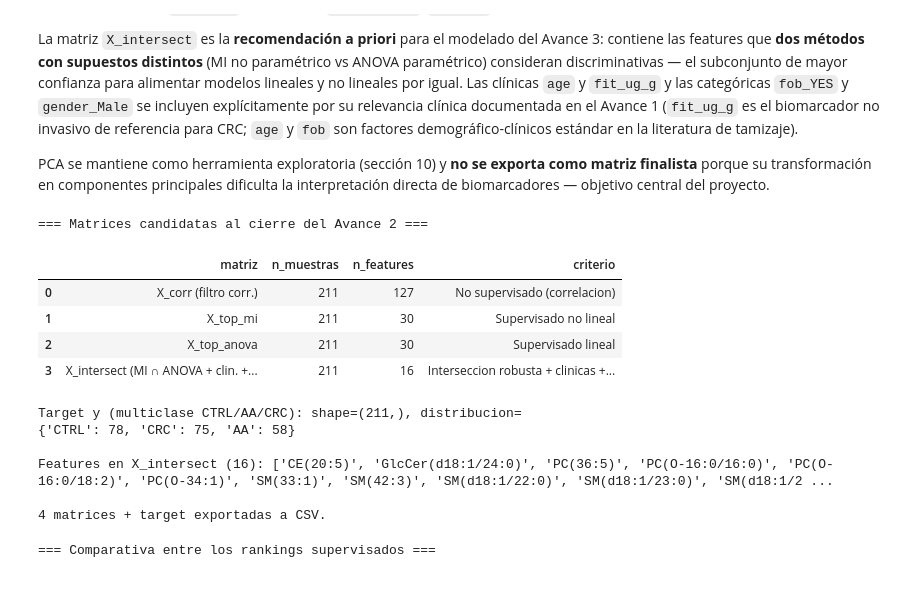
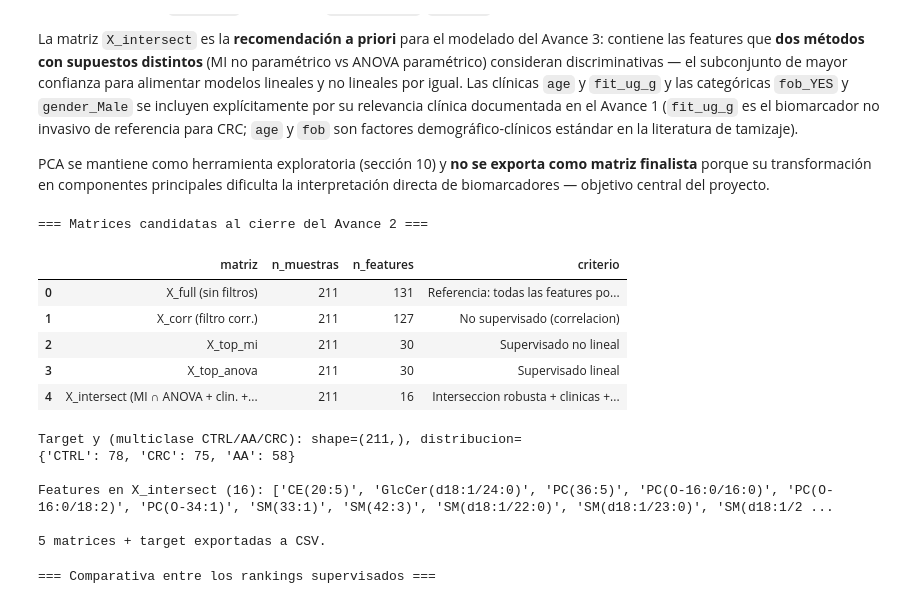
Before and after one commit to A01795919/proyecto_integrador_equipo-22, a Jupyter notebook: notebooks/Avance2_Equipo22.ipynb, the cells around one changed output. Saved outputs shown, nothing was run; the diff lists cells and outputs as text; code cells hidden in the pictures.

```diff
--- a/notebooks/Avance2_Equipo22.ipynb
+++ b/notebooks/Avance2_Equipo22.ipynb
@@ -1090,6 +1090,11 @@ La matriz `X_intersect` es la **recomendación a priori** para el modelado del A
 PCA se mantiene como herramienta exploratoria (sección 10) y **no se exporta como matriz finalista** porque su transformación en componentes principales dificulta la interpretación directa de biomarcadores — objetivo central del proyecto.
 # %%
 # Matrices candidatas para el Avance 3 (sin PCA — solo exploratoria)
+
+# X_full: todas las features tras preprocesamiento (referencia de información completa)
+# antes de cualquier filtro de selección de variables.
+X_full = X_scaled.copy()
+
 X_top_mi = X_corr[top_mi_features].copy()
 X_top_anova = X_corr[top_anova_features].copy()
 
@@ -1106,47 +1111,56 @@ for clin in clinicals_to_include:
 categoricals_to_include = [c for c in dummy_cols if c in X_corr.columns]
 for cat in categoricals_to_include:
     if cat not in intersect_features:
         intersect_features.append(cat)
 
 X_intersect = X_corr[intersect_features].copy()
 
 matrices_summary = pd.DataFrame({
-    'matriz': ['X_corr (filtro corr.)', 'X_top_mi', 'X_top_anova', 'X_intersect (MI ∩ ANOVA + clin. + cat.)'],
-    'n_muestras': [X_corr.shape[0], X_top_mi.shape[0], X_top_anova.shape[0], X_intersect.shape[0]],
-    'n_features': [X_corr.shape[1], X_top_mi.shape[1], X_top_anova.shape[1], X_intersect.shape[1]],
+    'matriz': [
+        'X_full (sin filtros)',
+        'X_corr (filtro corr.)',
+        'X_top_mi',
+        'X_top_anova',
+        'X_intersect (MI ∩ ANOVA + clin. + cat.)'
+    ],
+    'n_muestras': [X_full.shape[0], X_corr.shape[0], X_top_mi.shape[0], X_top_anova.shape[0], X_intersect.shape[0]],
+    'n_features': [X_full.shape[1], X_corr.shape[1], X_top_mi.shape[1], X_top_anova.shape[1], X_intersect.shape[1]],
     'criterio': [
+        'Referencia: todas las features post-preprocesamiento',
         'No supervisado (correlacion)',
         'Supervisado no lineal',
         'Supervisado lineal',
         'Interseccion robusta + clinicas + categoricas',
     ],
 })
 print('=== Matrices candidatas al cierre del Avance 2 ===')
 display(matrices_summary)
 print(f'\nTarget y (multiclase CTRL/AA/CRC): shape={y.shape}, distribucion=\n{y.value_counts().to_dict()}')
 print(f'\nFeatures en X_intersect ({len(intersect_features)}): {intersect_features}')
 
 # Exportar a CSV
 output_dir = '.'
+X_full.to_csv(f'{output_dir}/avance2_X_full.csv', index=False)
 X_corr.to_csv(f'{output_dir}/avance2_X_corr.csv', index=False)
 X_top_mi.to_csv(f'{output_dir}/avance2_X_top_mi.csv', index=False)
 X_top_anova.to_csv(f'{output_dir}/avance2_X_top_anova.csv', index=False)
 X_intersect.to_csv(f'{output_dir}/avance2_X_intersect.csv', index=False)
 pd.Series(y, name='group').to_csv(f'{output_dir}/avance2_y.csv', index=False)
-print('\n4 matrices + target exportadas a CSV.')
+print('\n5 matrices + target exportadas a CSV.')
 # %% [output]
 === Matrices candidatas al cierre del Avance 2 ===
 |  | matriz | n_muestras | n_features | criterio |
-| 0 | X_corr (filtro corr.) | 211 | 127 | No supervisado (correlacion) |
-| 1 | X_top_mi | 211 | 30 | Supervisado no lineal |
-| 2 | X_top_anova | 211 | 30 | Supervisado lineal |
-| 3 | X_intersect (MI ∩ ANOVA + clin. +... | 211 | 16 | Interseccion robusta + clinicas +... |
+| 0 | X_full (sin filtros) | 211 | 131 | Referencia: todas las features po... |
+| 1 | X_corr (filtro corr.) | 211 | 127 | No supervisado (correlacion) |
+| 2 | X_top_mi | 211 | 30 | Supervisado no lineal |
+| 3 | X_top_anova | 211 | 30 | Supervisado lineal |
+| 4 | X_intersect (MI ∩ ANOVA + clin. +... | 211 | 16 | Interseccion robusta + clinicas +... |
 Target y (multiclase CTRL/AA/CRC): shape=(211,), distribucion=
 {'CTRL': 78, 'CRC': 75, 'AA': 58}
 
 Features en X_intersect (16): ['CE(20:5)', 'GlcCer(d18:1/24:0)', 'PC(36:5)', 'PC(O-16:0/16:0)', 'PC(O-16:0/18:2)', 'PC(O-34:1)', 'SM(33:1)', 'SM(42:3)', 'SM(d18:1/22:0)', 'SM(d18:1/23:0)', 'SM(d18:1/2 ...
 
-4 matrices + target exportadas a CSV.
+5 matrices + target exportadas a CSV.
 # %%
 # Comparativa de las matrices supervisadas: overlap entre rankings
 set_mi = set(top_mi_features)
```
Also changed, not shown: 3 other files.
